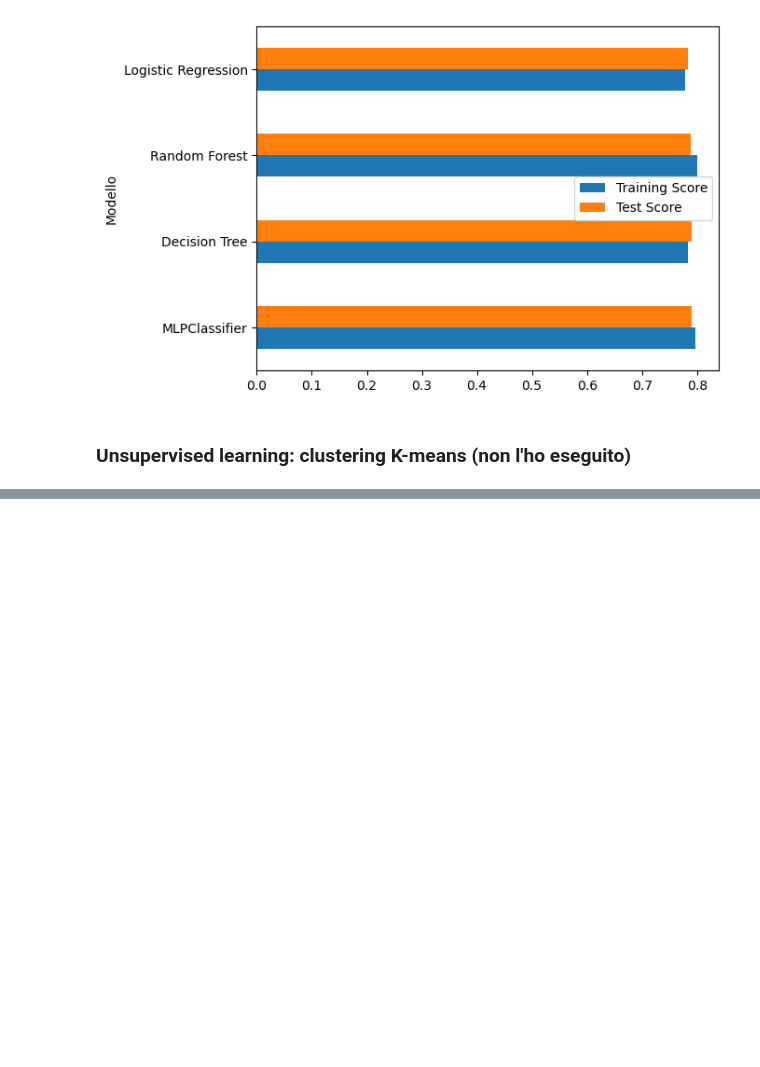
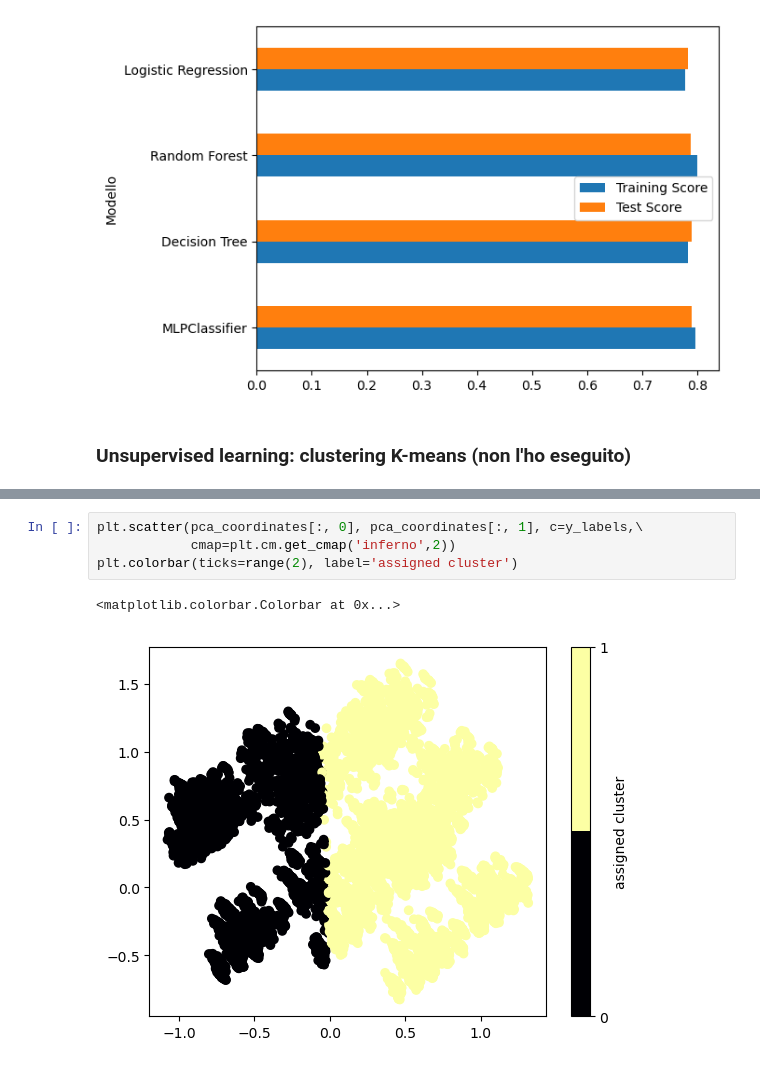
Before and after one commit to RobyBobby24/DataAnalyticsProject, a Jupyter notebook: test(2.0).ipynb, the cells around one changed output, grey strips where cells are left out. Saved outputs shown, nothing was run; the diff lists cells and outputs as text; blank space fills up the shorter version.

Commit message:
add scatter plot clustering

```diff
--- a/test(2.0).ipynb
+++ b/test(2.0).ipynb
@@ -901,0 +905,7 @@ for i,cluster in enumerate(np.unique(y_labels)):
+# %%
+plt.scatter(pca_coordinates[:, 0], pca_coordinates[:, 1], c=y_labels,\
+            cmap=plt.cm.get_cmap('inferno',2))
+plt.colorbar(ticks=range(2), label='assigned cluster')
+# %% [output]
+<matplotlib.colorbar.Colorbar at 0x...>
+[figure, added]
```
Also changed, not shown: parts of 6 cells of this notebook.
